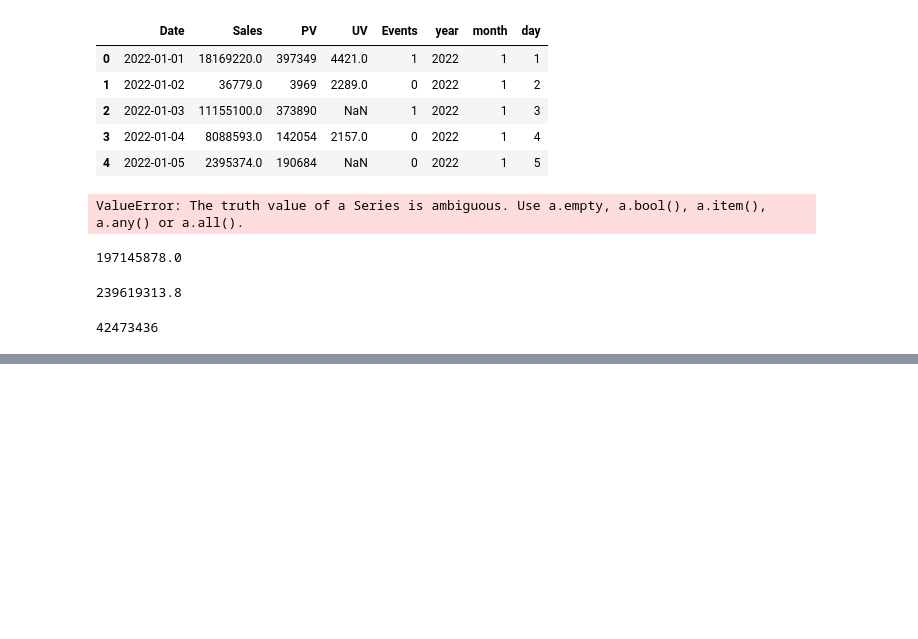
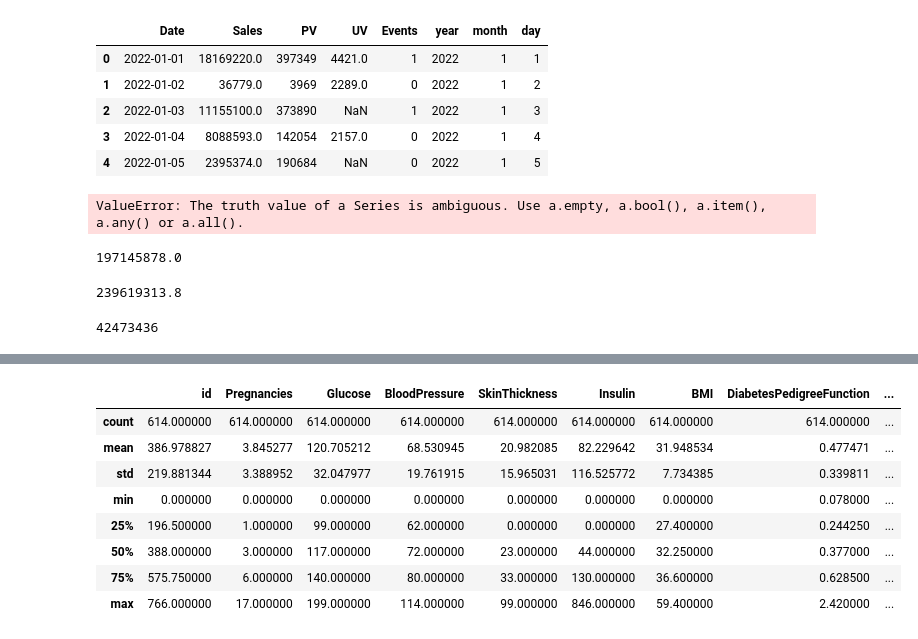
Before and after one commit to hyeongjin-kim-dev/Myworkspace, a Jupyter notebook: CodingTest & BigdataCertification/연습장.ipynb, the cells around one changed output, grey strips where cells are left out. Saved outputs shown, nothing was run; the diff lists cells and outputs as text; code cells hidden in the pictures; blank space fills up the shorter version.

```diff
--- a/CodingTest & BigdataCertification/연습장.ipynb
+++ b/CodingTest & BigdataCertification/연습장.ipynb
@@ -364,0 +370,25 @@ int(round(abs(sale1 - sale2),0))
+# %%
+def exam_data_load(df, target, id_name="", null_name=""):
+    if id_name == "":
+        df = df.reset_index().rename(columns={"index": "id"})
+        id_name = 'id'
+    else:
+        id_name = id_name
+
+    if null_name != "":
+        df[df == null_name] = np.nan
+
+    X_train, X_test = train_test_split(df, test_size=0.2, random_state=2021)
+
+    y_train = X_train[[id_name, target]]
+    X_train = X_train.drop(columns=[target])
+
+
+    y_test = X_test[[id_name, target]]
+    X_test = X_test.drop(columns=[target])
+    return X_train, X_test, y_train, y_test
+
+df = pd.read_csv("C:/Users/SuperUser/Desktop/diabetes.csv")
+X_train, X_test, y_train, y_test = exam_data_load(df,target='Outcome')
+
+X_train.shape, X_test.shape, y_train.shape, y_test.shape
@@ -364,0 +515,12 @@ int(round(abs(sale1 - sale2),0))
+# %%
+X_train.describe()
+# %% [output]
+|  | id | Pregnancies | Glucose | BloodPressure | SkinThickness | Insulin | BMI | DiabetesPedigreeFunction | ... |
+| count | 614.000000 | 614.000000 | 614.000000 | 614.000000 | 614.000000 | 614.000000 | 614.000000 | 614.000000 | ... |
+| mean | 386.978827 | 3.845277 | 120.705212 | 68.530945 | 20.982085 | 82.229642 | 31.948534 | 0.477471 | ... |
+| std | 219.881344 | 3.388952 | 32.047977 | 19.761915 | 15.965031 | 116.525772 | 7.734385 | 0.339811 | ... |
+| min | 0.000000 | 0.000000 | 0.000000 | 0.000000 | 0.000000 | 0.000000 | 0.000000 | 0.078000 | ... |
+| 25% | 196.500000 | 1.000000 | 99.000000 | 62.000000 | 0.000000 | 0.000000 | 27.400000 | 0.244250 | ... |
+| 50% | 388.000000 | 3.000000 | 117.000000 | 72.000000 | 23.000000 | 44.000000 | 32.250000 | 0.377000 | ... |
+| 75% | 575.750000 | 6.000000 | 140.000000 | 80.000000 | 33.000000 | 130.000000 | 36.600000 | 0.628500 | ... |
+| max | 766.000000 | 17.000000 | 199.000000 | 114.000000 | 99.000000 | 846.000000 | 59.400000 | 2.420000 | ... |
```
Also changed, not shown: parts of 20 cells of this notebook.
